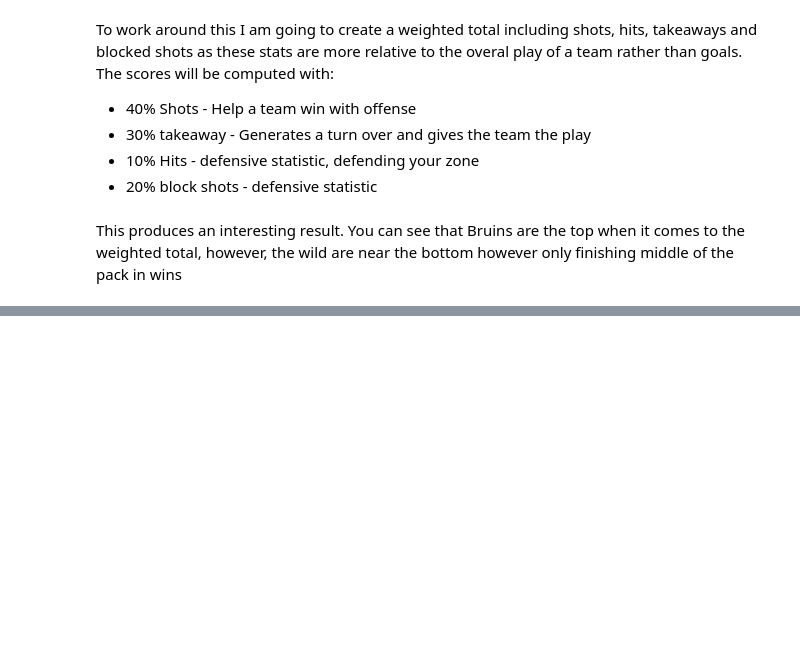
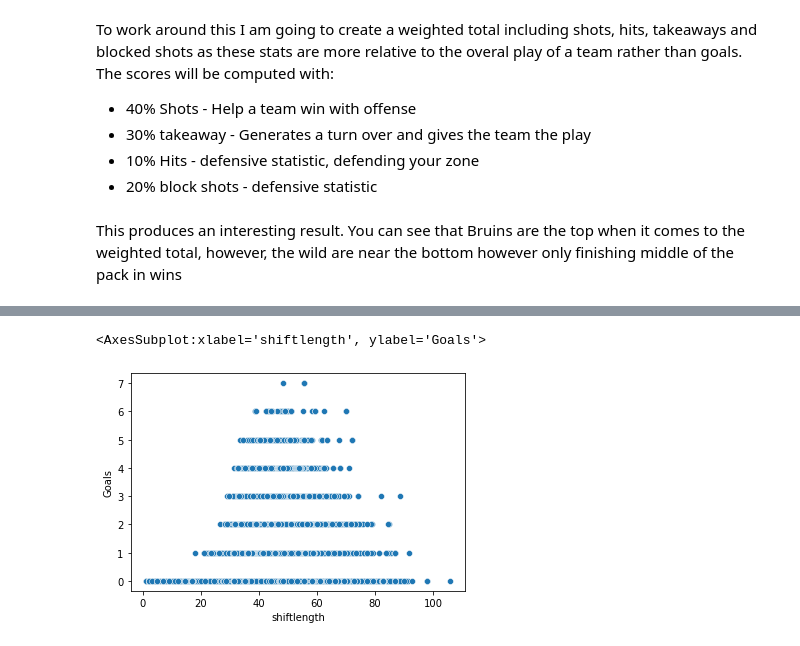
Before and after one commit to data301-2021-summer2/project-group39-project, a Jupyter notebook: analysis/Nhl-Analysis.ipynb, the cells around one changed output, grey strips where cells are left out. Saved outputs shown, nothing was run; the diff lists cells and outputs as text; code cells hidden in the pictures; blank space fills up the shorter version.

```diff
--- a/analysis/Nhl-Analysis.ipynb
+++ b/analysis/Nhl-Analysis.ipynb
@@ -135,0 +166,5 @@ This produces an interesting result. You can see that Bruins are the top when it
+# %%
+sns.scatterplot(data=df,x='shiftlength', y='Goals')
+# %% [output]
+<AxesSubplot:xlabel='shiftlength', ylabel='Goals'>
+[figure, added]
```
Also changed, not shown: parts of 11 cells of this notebook, 7 other files.
